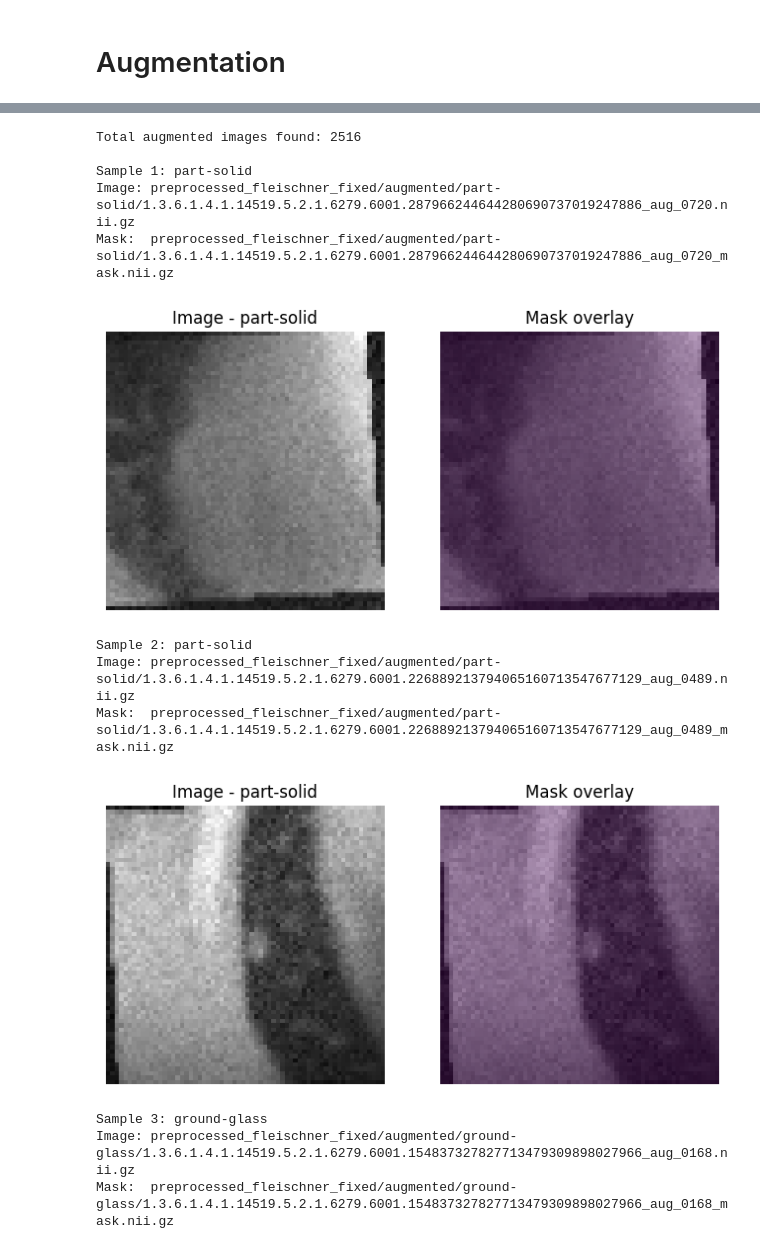
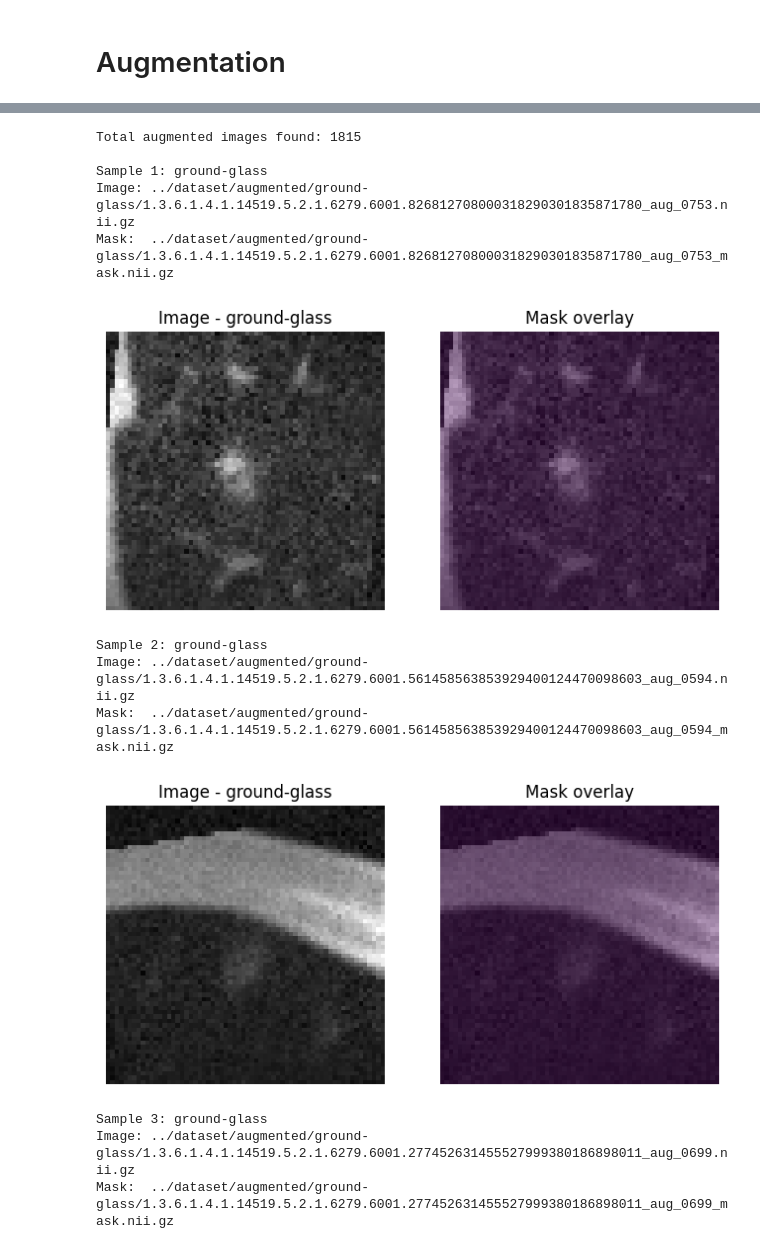
Before and after one commit to MuhammadSyyed/Fleischner-classification-LIDC-IDRI, a Jupyter notebook: notebooks/4_augmentation.ipynb, the cells around one changed output, grey strips where cells are left out. Cells and saved outputs as stored; diff of their text form; code cells hidden in the pictures.

```diff
--- a/notebooks/4_augmentation.ipynb
+++ b/notebooks/4_augmentation.ipynb
@@ -32,11 +13,11 @@ import torchio as tio
 # ---------------------------
 # CONFIGURATION
 # ---------------------------
-TARGET_COUNT = 1200
-IMAGE_DIR = "preprocessed_fleischner_fixed/images"
-MASK_DIR = "preprocessed_fleischner_fixed/masks"
-OUT_DIR = "preprocessed_fleischner_fixed/augmented"
-META_CSV = "metadata_with_3_class_textures.csv"
+TARGET_COUNT = 1000
+IMAGE_DIR = "../dataset/images"
+MASK_DIR = "../dataset/masks"
+OUT_DIR = "../dataset/augmented"
+META_CSV = "../metadata/metadata_with_3_class_textures.csv"
 
 device = torch.device("cuda" if torch.cuda.is_available() else "cpu")
 
@@ -45,3 +26,12 @@ classes = ["ground-glass", "part-solid", "solid"]
 
 for cls in classes:
     os.makedirs(os.path.join(OUT_DIR, cls), exist_ok=True)
+# %%
+def fix_path(p):
+    p = str(p).replace("\\", "/")
+    if "preprocessed_fleischner_fixed/" in p:
+        p = p.split("preprocessed_fleischner_fixed/")[1]
+    return f"../dataset/{p}"
+# %%
+df['image'] = df['image'].apply(fix_path)
+df['mask'] = df['mask'].apply(fix_path)
@@ -165,7 +171,7 @@ Generating augmented images for solid...
 import os
 import pandas as pd
 
-AUG_DIR = "preprocessed_fleischner_fixed/augmented"
+AUG_DIR = "../dataset/augmented"
 OUTPUT_CSV = "augmented_metadata.csv"
 
 rows = []
@@ -201,12 +207,6 @@ for cls in ["ground-glass", "part-solid", "solid"]:
 
 # Create dataframe
 df_aug = pd.DataFrame(rows)
-
-# Save
-# df_aug.to_csv(OUTPUT_CSV, index=False)
-
-# print(f"Metadata saved → {OUTPUT_CSV}")
-# print(f"Total augmented samples found: {len(df_aug)}")
 # %%
 label_map = {"solid":0, "part-solid":1, "ground-glass":2}
 # %%
@@ -304,7 +306,7 @@ import nibabel as nib
 import numpy as np
 import matplotlib.pyplot as plt
 
-AUG_DIR = "preprocessed_fleischner_fixed/augmented"
+AUG_DIR = "../dataset/augmented"
 classes = ["ground-glass", "part-solid", "solid"]
 
 # Collect all augmented sample paths
@@ -327,42 +329,42 @@ for i, (cls, img_path, mask_path) in enumerate(samples):
     print("Image:", img_path)
     print("Mask: ", mask_path)
 
     # Load volumes
     img = nib.load(img_path).get_fdata()
     mask = nib.load(mask_path).get_fdata()
 
     # Select central slice
     z = img.shape[2] // 2
 
     img_slice = img[:, :, z]
     mask_slice = mask[:, :, z]
 
     # Plot
     plt.figure(figsize=(8, 4))
 
     plt.subplot(1, 2, 1)
     plt.title(f"Image - {cls}")
     plt.imshow(img_slice, cmap='gray')
     plt.axis('off')
 
     plt.subplot(1, 2, 2)
     plt.title("Mask overlay")
     plt.imshow(img_slice, cmap='gray')
     plt.imshow(mask_slice, alpha=0.4)   # overlay
     plt.axis('off')
 
     plt.show()
 # %% [output]
-Total augmented images found: 2516
+Total augmented images found: 1815
 
-Sample 1: part-solid
-Image: preprocessed_fleischner_fixed/augmented/part-solid/1.3.6.1.4.1.14519.5.2.1.6279.6001.287966244644280690737019247886_aug_0720.nii.gz
-Mask:  preprocessed_fleischner_fixed/augmented/part-solid/1.3.6.1.4.1.14519.5.2.1.6279.6001.287966244644280690737019247886_aug_0720_mask.nii.gz
+Sample 1: ground-glass
+Image: ../dataset/augmented/ground-glass/1.3.6.1.4.1.14519.5.2.1.6279.6001.826812708000318290301835871780_aug_0753.nii.gz
+Mask:  ../dataset/augmented/ground-glass/1.3.6.1.4.1.14519.5.2.1.6279.6001.826812708000318290301835871780_aug_0753_mask.nii.gz
-[figure, old version]
+[figure, new version]
-Sample 2: part-solid
-Image: preprocessed_fleischner_fixed/augmented/part-solid/1.3.6.1.4.1.14519.5.2.1.6279.6001.226889213794065160713547677129_aug_0489.nii.gz
-Mask:  preprocessed_fleischner_fixed/augmented/part-solid/1.3.6.1.4.1.14519.5.2.1.6279.6001.226889213794065160713547677129_aug_0489_mask.nii.gz
+Sample 2: ground-glass
+Image: ../dataset/augmented/ground-glass/1.3.6.1.4.1.14519.5.2.1.6279.6001.561458563853929400124470098603_aug_0594.nii.gz
+Mask:  ../dataset/augmented/ground-glass/1.3.6.1.4.1.14519.5.2.1.6279.6001.561458563853929400124470098603_aug_0594_mask.nii.gz
-[figure, old version]
+[figure, new version]
 Sample 3: ground-glass
-Image: preprocessed_fleischner_fixed/augmented/ground-glass/1.3.6.1.4.1.14519.5.2.1.6279.6001.154837327827713479309898027966_aug_0168.nii.gz
-Mask:  preprocessed_fleischner_fixed/augmented/ground-glass/1.3.6.1.4.1.14519.5.2.1.6279.6001.154837327827713479309898027966_aug_0168_mask.nii.gz
+Image: ../dataset/augmented/ground-glass/1.3.6.1.4.1.14519.5.2.1.6279.6001.277452631455527999380186898011_aug_0699.nii.gz
+Mask:  ../dataset/augmented/ground-glass/1.3.6.1.4.1.14519.5.2.1.6279.6001.277452631455527999380186898011_aug_0699_mask.nii.gz
```
Also changed, not shown: parts of 12 cells of this notebook, 12 other files.
